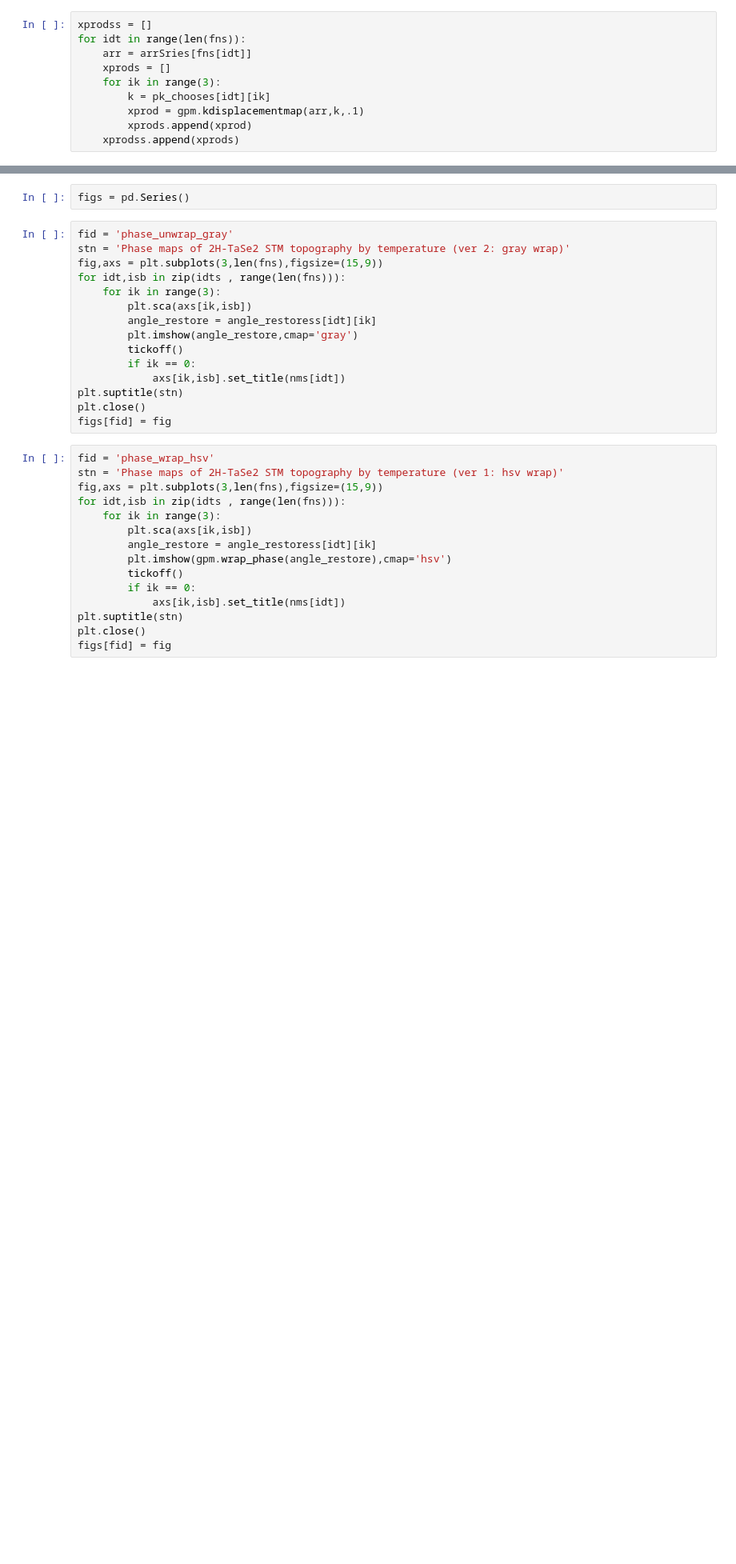
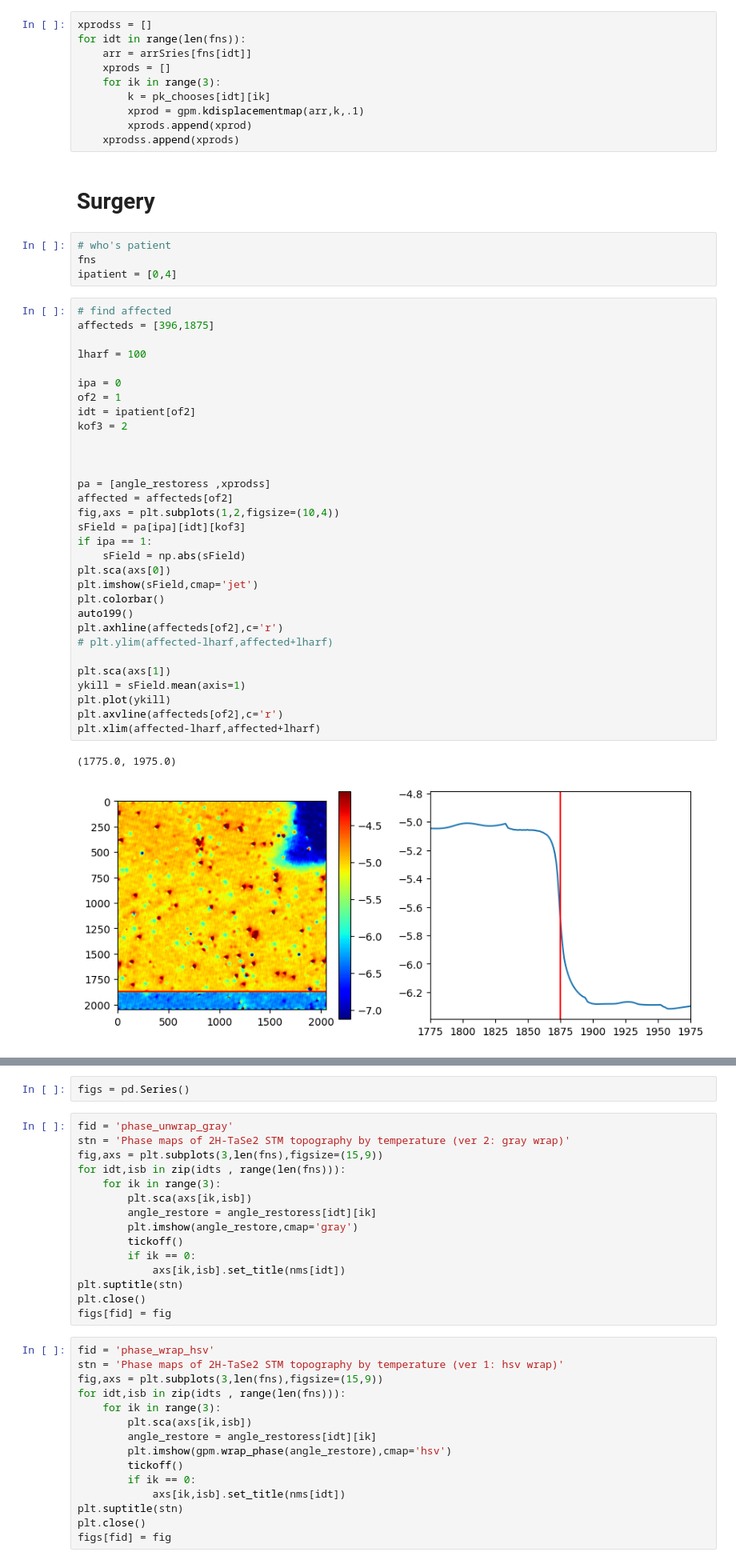
Before and after one commit to Potdooshami/2H_TaSe2_Tc_STM, a Jupyter notebook: getPhasemap.ipynb, the cells around one changed output, grey strips where cells are left out. Shown at 80% size. Cells and saved outputs as stored; diff of their text form; blank space fills up the shorter version.

```diff
--- a/getPhasemap.ipynb
+++ b/getPhasemap.ipynb
@@ -221,3 +212,43 @@ for idt in range(len(fns)):
         xprod = gpm.kdisplacementmap(arr,k,.1)
         xprods.append(xprod)
     xprodss.append(xprods)
+# %% [markdown]
+# Surgery
+# %%
+# who's patient
+fns
+ipatient = [0,4]
+# %%
+# find affected
+affecteds = [396,1875]
+
+lharf = 100
+
+ipa = 0
+of2 = 1
+idt = ipatient[of2]
+kof3 = 2
+
+
+
+pa = [angle_restoress ,xprodss]
+affected = affecteds[of2]
+fig,axs = plt.subplots(1,2,figsize=(10,4))
+sField = pa[ipa][idt][kof3]
+if ipa == 1:
+    sField = np.abs(sField)
+plt.sca(axs[0])
+plt.imshow(sField,cmap='jet')
+plt.colorbar()
+auto199()
+plt.axhline(affecteds[of2],c='r')
+# plt.ylim(affected-lharf,affected+lharf)
+
+plt.sca(axs[1])
+ykill = sField.mean(axis=1)
+plt.plot(ykill)
+plt.axvline(affecteds[of2],c='r')
+plt.xlim(affected-lharf,affected+lharf)
+# %% [output]
+(1775.0, 1975.0)
+[figure, added]
```
Also changed, not shown: parts of 21 cells of this notebook, 2 other files.
